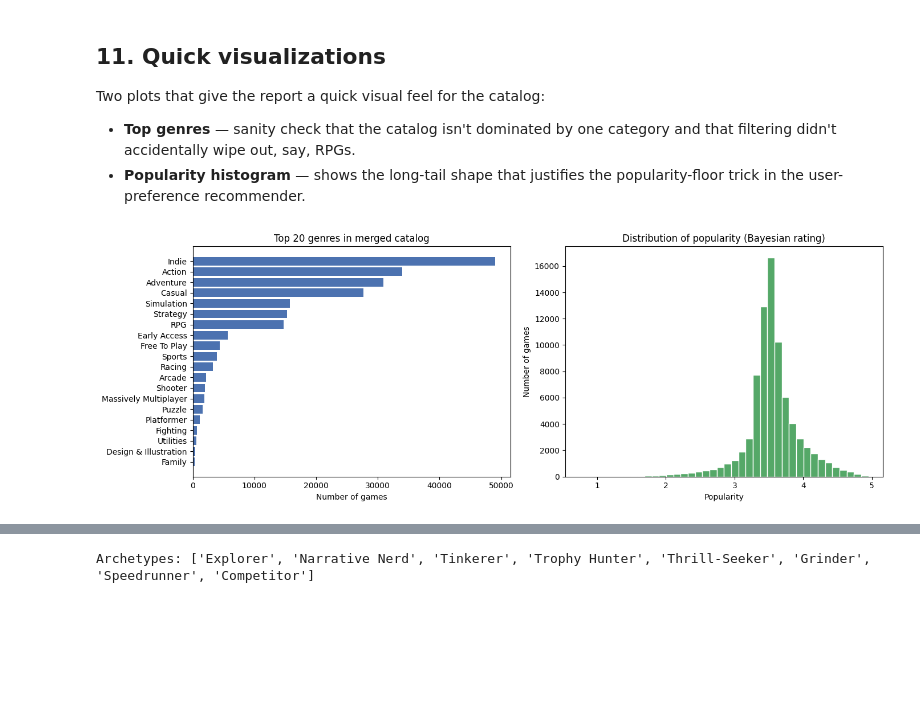
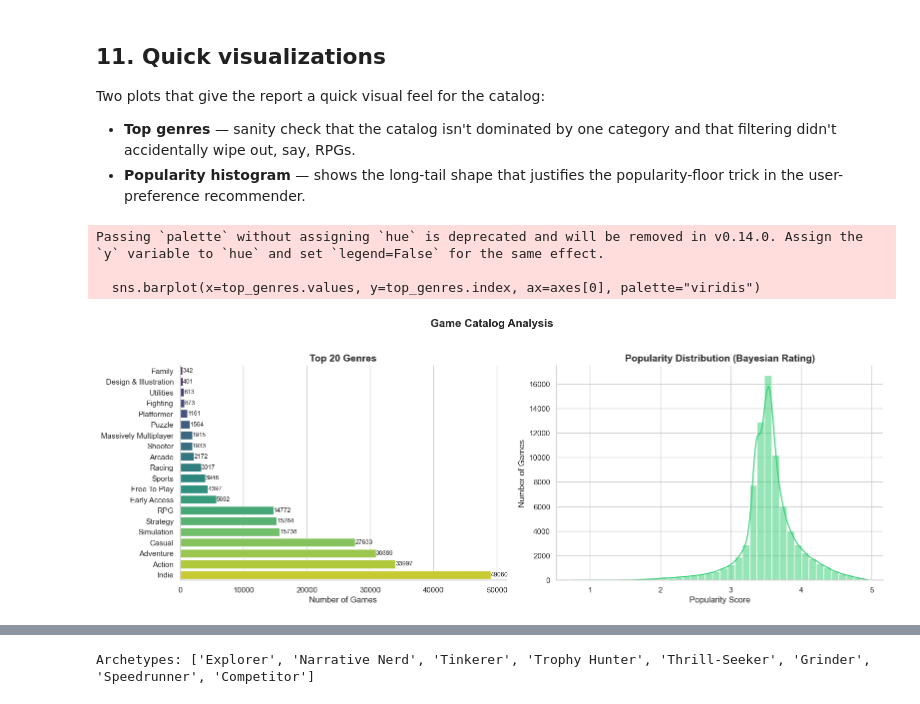
Before and after one commit to Atta-Ur-Rahman-Sheikh/GameRec-MLOps-Pipeline-ML-AI221, a Jupyter notebook: Game_Recommender_Simple.ipynb, the cells around one changed output, grey strips where cells are left out. Saved outputs shown, nothing was run; the diff lists cells and outputs as text; code cells hidden in the pictures; blank space fills up the shorter version.

Commit message:
Refactored code, improved markdowns, fixed plots

```diff
--- a/Game_Recommender_Simple.ipynb
+++ b/Game_Recommender_Simple.ipynb
@@ -1024,28 +1182,51 @@ Two plots that give the report a quick visual feel for the catalog:
 - **Popularity histogram** &mdash; shows the long-tail shape that justifies
   the popularity-floor trick in the user-preference recommender.
 # %%
+# %pip install seaborn
+import seaborn as sns
 from collections import Counter
+import pandas as pd
 
+sns.set_theme(style="whitegrid")
+plt.rcParams.update({"font.size": 11, "axes.titlesize": 14, "axes.labelsize": 12})
+
+# Data prep
 genre_counts = Counter()
 for gs in catalog["genres"]:
     genre_counts.update(gs)
+
 top_genres = pd.Series(dict(genre_counts.most_common(20))).sort_values()
 
-fig, axes = plt.subplots(1, 2, figsize=(14, 5))
+fig, axes = plt.subplots(1, 2, figsize=(16, 6))
+fig.suptitle("Game Catalog Analysis", fontsize=16, fontweight="bold")
 
-axes[0].barh(top_genres.index, top_genres.values, color="#4C72B0")
-axes[0].set_title("Top 20 genres in merged catalog")
-axes[0].set_xlabel("Number of games")
+# Left: Genre Bar Plot
+sns.barplot(x=top_genres.values, y=top_genres.index, ax=axes[0], palette="viridis")
 
-axes[1].hist(catalog["popularity"], bins=40, color="#55A868", edgecolor="white")
-axes[1].set_title("Distribution of popularity (Bayesian rating)")
-axes[1].set_xlabel("Popularity")
-axes[1].set_ylabel("Number of games")
+axes[0].set_title("Top 20 Genres", fontweight="bold")
+axes[0].set_xlabel("Number of Games")
+axes[0].set_ylabel("")
 
-plt.tight_layout()
+# Add value labels
+for i, v in enumerate(top_genres.values):
+    axes[0].text(v + 5, i, str(v), va="center", fontsize=9)
+
+# Right: Popularity Distribution
+sns.histplot(catalog["popularity"], bins=40, kde=True, ax=axes[1], color="#2ecc71")
+
+axes[1].set_title("Popularity Distribution (Bayesian Rating)", fontweight="bold")
+axes[1].set_xlabel("Popularity Score")
+axes[1].set_ylabel("Number of Games")
+
+sns.despine()
+
+plt.tight_layout(rect=[0, 0, 1, 0.95])
 plt.show()
 # %% [output]
+Passing `palette` without assigning `hue` is deprecated and will be removed in v0.14.0. Assign the `y` variable to `hue` and set `legend=False` for the same effect.
+
+  sns.barplot(x=top_genres.values, y=top_genres.index, ax=axes[0], palette="viridis")
-[figure, old version]
+[figure, new version]
 # %% [markdown]
 ## 12. Player-type classification
 
```
Also changed, not shown: parts of 38 cells of this notebook, 1 other file.
